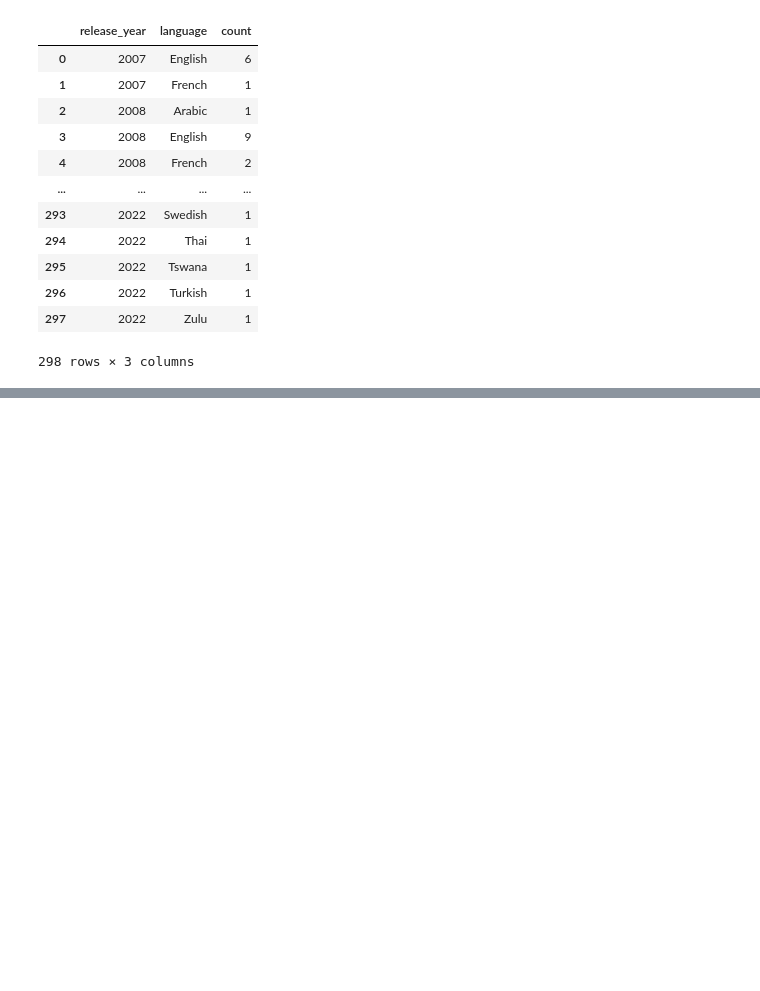
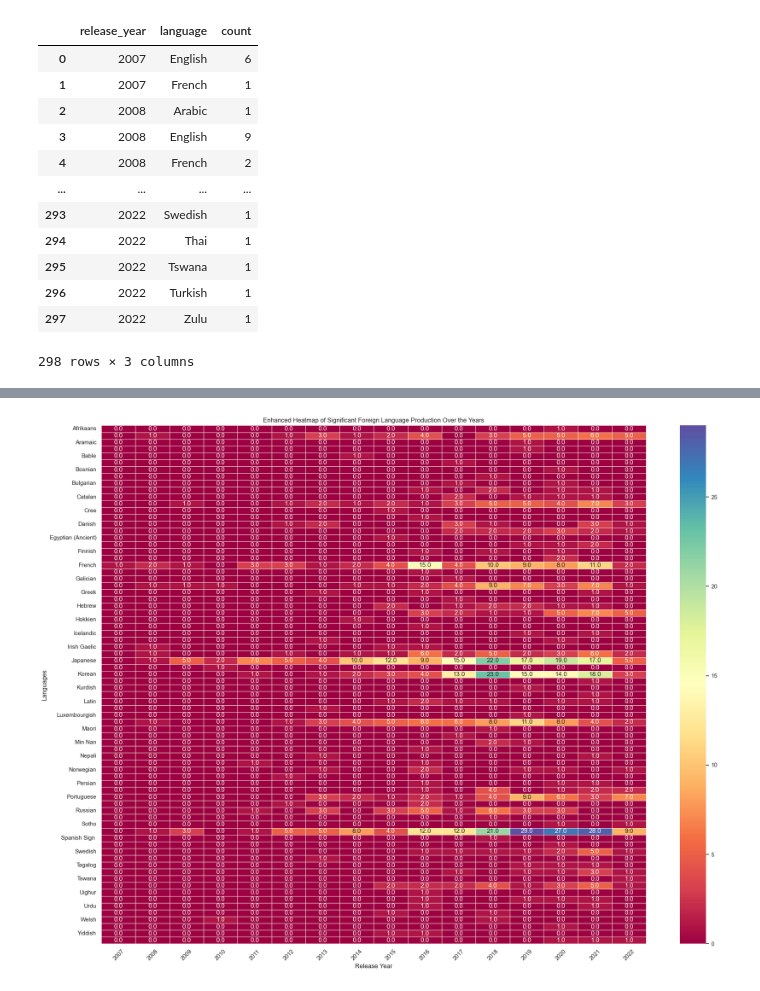
Before and after one commit to NidaB-C/NetflixEDA, a Jupyter notebook: 02_genre_production_patterns.ipynb, the cells around one changed output, grey strips where cells are left out. Saved outputs shown, nothing was run; the diff lists cells and outputs as text; code cells hidden in the pictures; blank space fills up the shorter version.

```diff
--- a/02_genre_production_patterns.ipynb
+++ b/02_genre_production_patterns.ipynb
@@ -180 +194,10 @@ plt.savefig(("Images/02_Yearly_Trend_In_Languages.png"))
 <Figure size 640x480 with 0 Axes>
+# %%
+#Generating a heatplot to better represent the data of trends in foreign languages
+
+# Calculate the lower quartile for the language count
+lower_quartile = foreign_language_count['count'].quantile(0.5)
+
+# Filter the DataFrame to include only counts above the lower quartile
+filtered_foreign_language_count = foreign_language_count[foreign_language_count['count'] >= lower_quartile]
+filtered_foreign_language_count
@@ -180,0 +218,20 @@ plt.savefig(("Images/02_Yearly_Trend_In_Languages.png"))
+# %%
+# Preparing the data for the heatmap
+filtered_language_heatmap_data = filtered_foreign_language_count.pivot(index='language', columns='release_year', values='count')
+filtered_language_heatmap_data = filtered_language_heatmap_data.fillna(0)  # Replace NaN with 0
+
+# Plotting the heatmap with a diverging color palette and annotations
+plt.figure(figsize=(20, 15))  # Increased figure size
+sns.heatmap(filtered_language_heatmap_data, cmap="Spectral", annot=True, fmt=".1f", linewidths=.5)
+plt.title('Enhanced Heatmap of Significant Foreign Language Production Over the Years')
+plt.xlabel('Release Year')
+plt.ylabel('Languages')
+plt.xticks(rotation=45)
+plt.yticks(rotation=0)
+plt.tight_layout()
+
+# Show and save the plot
+plt.savefig("Images/02_Heatmap_Trend_In_Foreign_Languages.png")
+plt.show()
+# %% [output]
+[figure, added]
```
Also changed, not shown: parts of 3 cells of this notebook, 1 other file.
